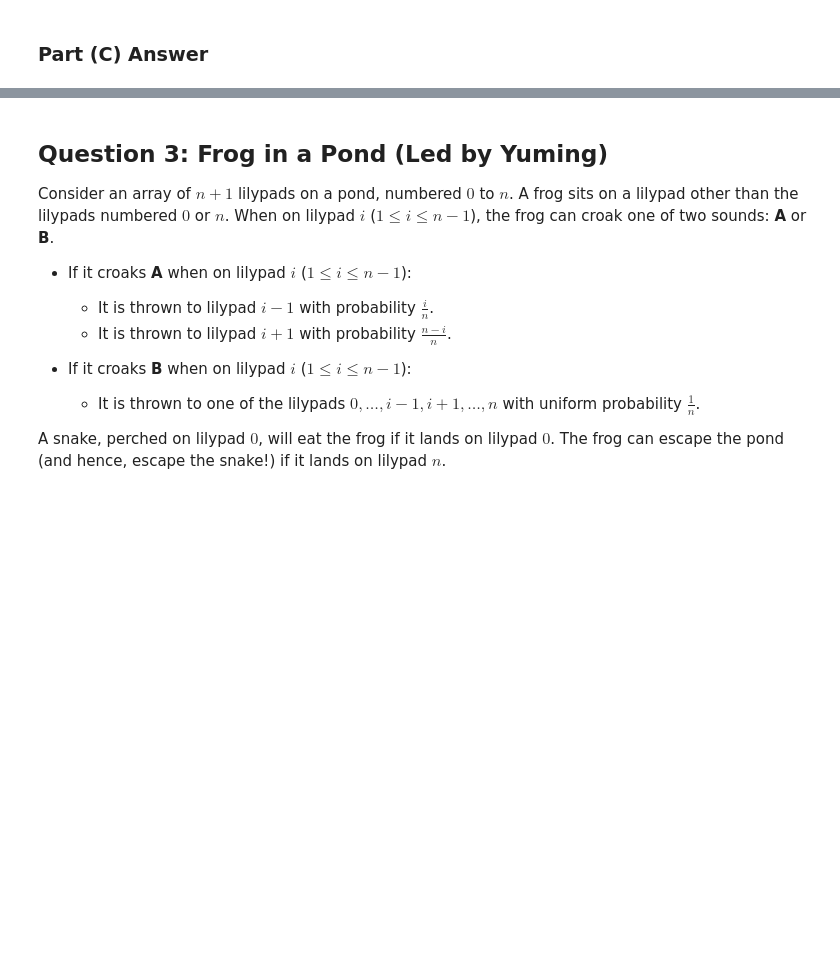
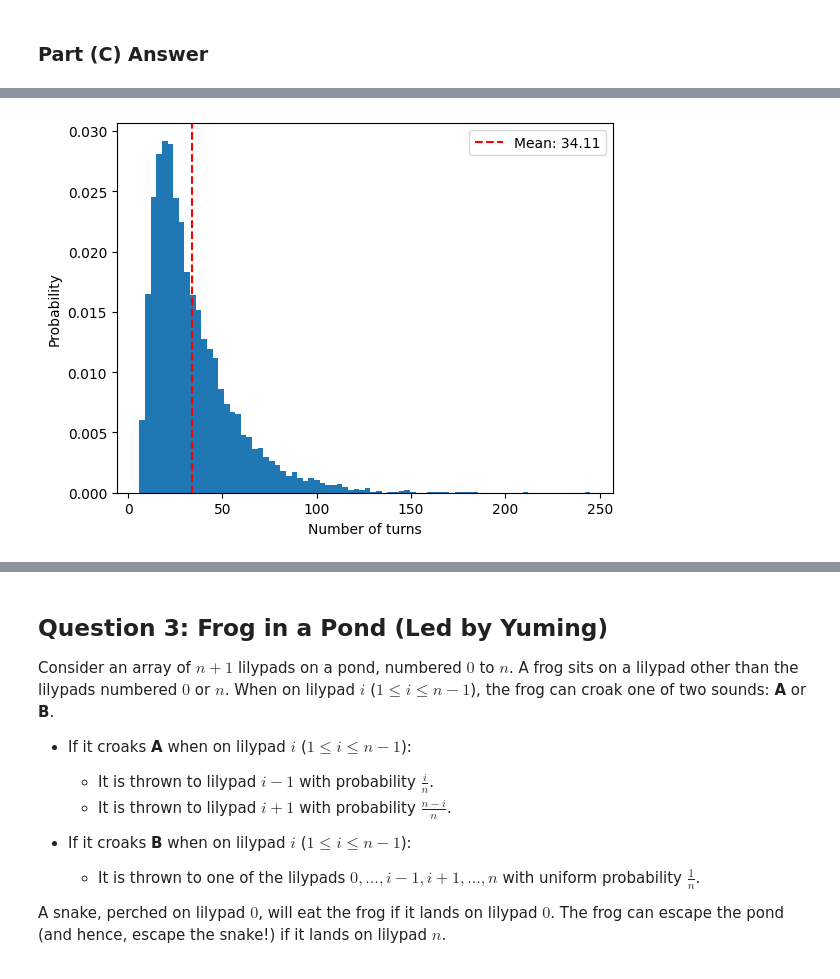
Before and after one commit to yumingh4/CME241-Assignment1, a Jupyter notebook: CME241-Assignment1/assignment1.ipynb, the cells around one changed output, grey strips where cells are left out. Saved outputs shown, nothing was run; the diff lists cells and outputs as text; code cells hidden in the pictures; blank space fills up the shorter version.

```diff
--- a/CME241-Assignment1/assignment1.ipynb
+++ b/CME241-Assignment1/assignment1.ipynb
@@ -75,0 +97,63 @@ https://drive.google.com/file/d/1yhP242sG092Ico_WOPKrUp8jVJHbuGHH/view?usp=shari
+# %%
+LADDERS = {
+    1: 38, 4: 14, 8: 30, 21: 42,
+    28: 76, 50: 67, 71: 92, 80: 99
+}
+
+SNAKES = {
+    36: 6, 32: 10, 48: 26, 62: 18,
+    88: 24, 95: 56, 97: 78
+}
+
+class SnakesAndLaddersMP(FiniteMarkovProcess[int]):
+
+    def __init__(self, ladders: Dict[int, int], snakes: Dict[int, int]):
+        self.ladders = ladders
+        self.snakes = snakes
+        self.target = 100
+        super().__init__(self.get_transition_map())
+
+    def get_transition_map(self) -> Mapping[int, FiniteDistribution[int]]:
+        d: Dict[int, Categorical[int]] = {}
+
+        for state in range(self.target):
+            outcomes: Dict[int, float] = defaultdict(float)
+
+            for roll in range(1, 7):
+                next_pos = min(self.target, state + roll)
+                if next_pos in self.ladders:
+                    next_pos = self.ladders[next_pos]
+                elif next_pos in self.snakes:
+                    next_pos = self.snakes[next_pos]
+                outcomes[next_pos] += 1.0 / 6.0
+
+            d[state] = Categorical(outcomes)
+
+        return d
+
+if __name__ == '__main__':
+    snl_process = SnakesAndLaddersMP(LADDERS, SNAKES)
+    print(f"Non-terminal states: {len(snl_process.non_terminal_states)}")
+    print("Transition Map:")
+    print(snl_process)
+    print()
+
+    start_distribution = Constant(NonTerminal(0))
+    simulation_traces = snl_process.traces(start_distribution)
+
+    num_traces = 10000
+    game_lengths = []
+
+    for i, trace in enumerate(simulation_traces):
+        if i >= num_traces:
+            break
+        game_lengths.append(len(list(trace)) - 1)
+
+    avg_steps = np.mean(game_lengths)
+    plt.hist(game_lengths, bins=80, density=True)
+    plt.axvline(avg_steps, linestyle='--', color='red', label=f'Mean: {avg_steps:.2f}')
+    plt.xlabel("Number of turns")
+    plt.ylabel("Probability")
+    plt.legend()
+    plt.show()
+# %% [output]
@@ -76 +177,2 @@ https://drive.google.com/file/d/1yhP242sG092Ico_WOPKrUp8jVJHbuGHH/view?usp=shari
+[figure, added]
 # %% [markdown]
```
Also changed, not shown: parts of 16 cells of this notebook.
